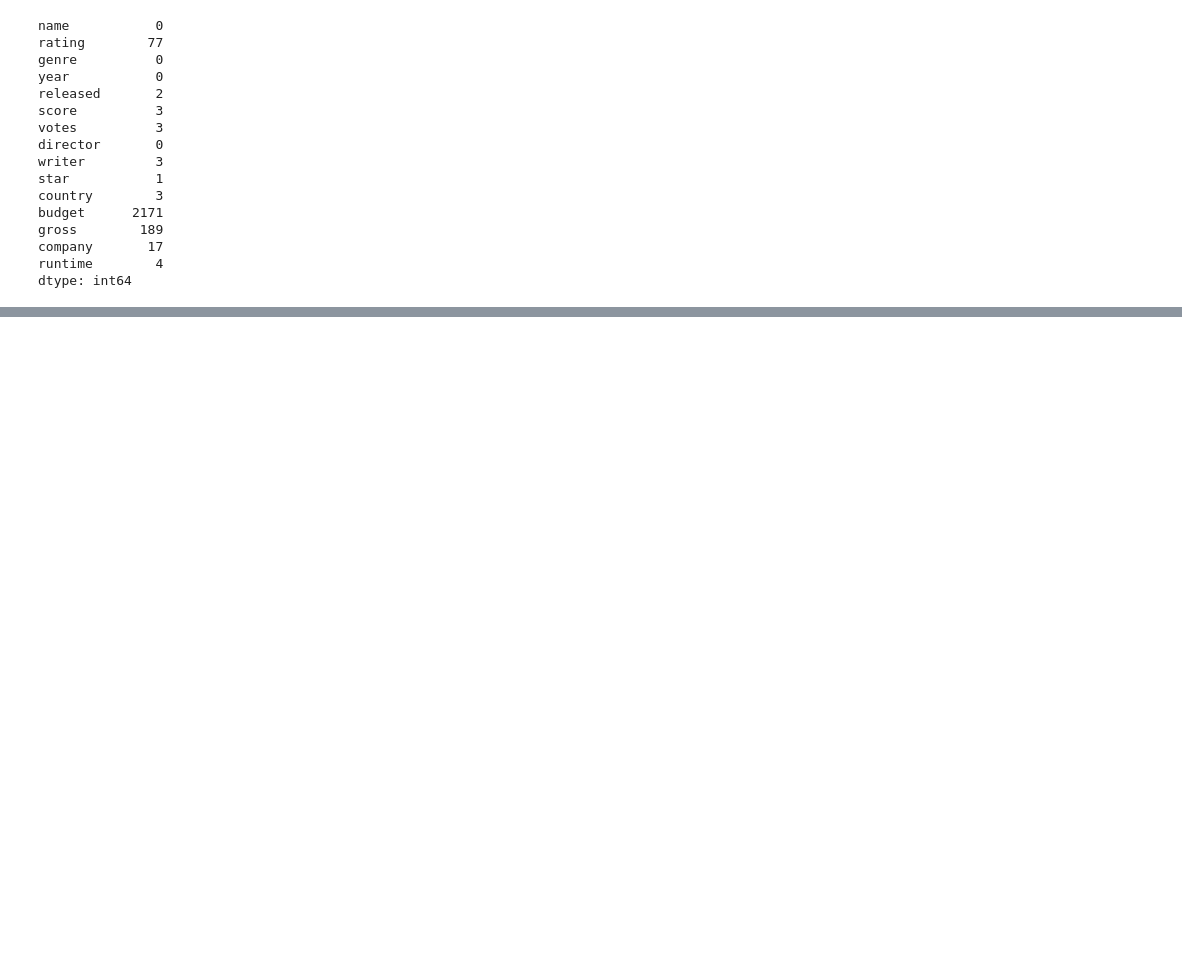
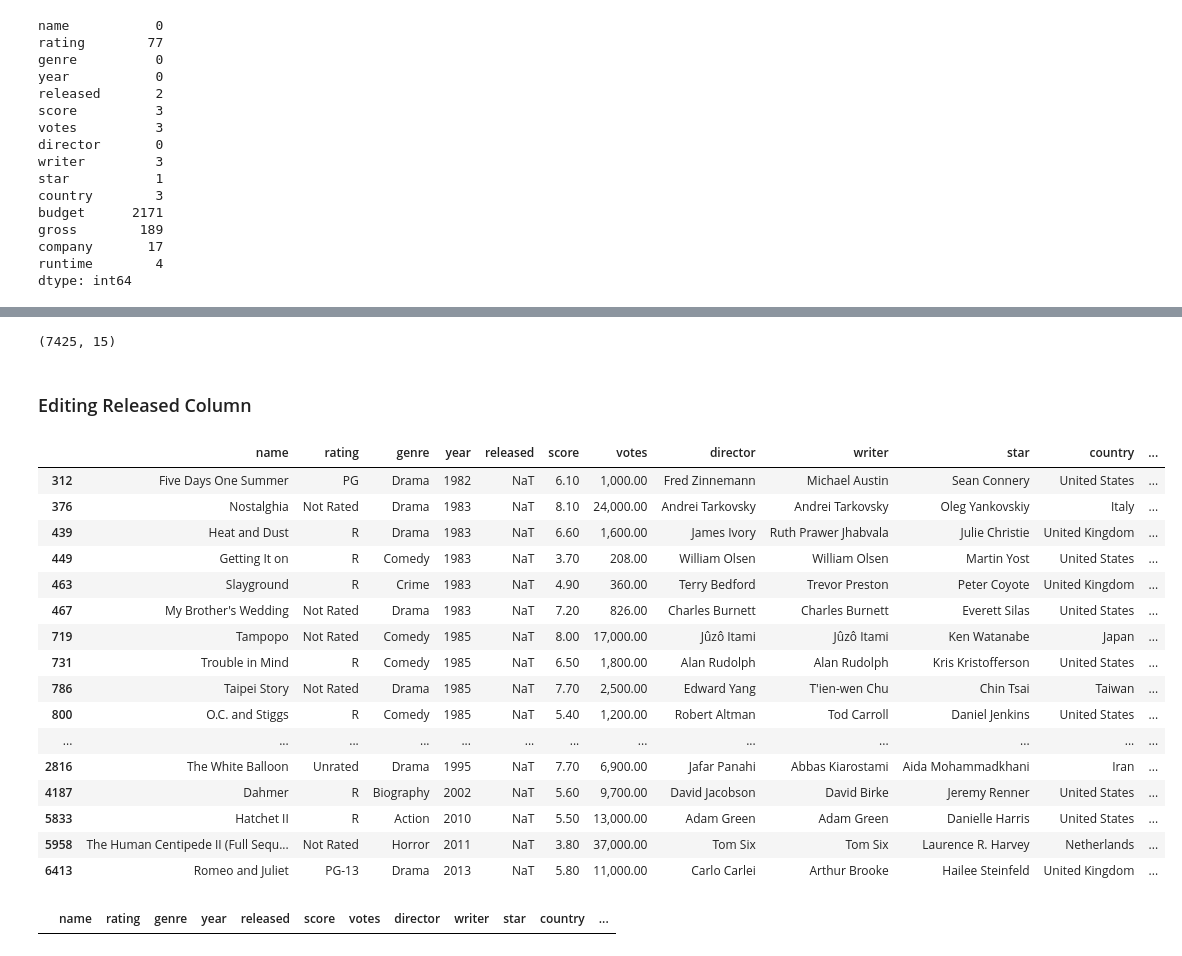
Before and after one commit to gururaser/film-analysis-project, a Jupyter notebook: film-analysis.ipynb, the cells around one changed output, grey strips where cells are left out. Drawn from its saved outputs; the diff is of its cells as text; code cells hidden in the pictures; blank space fills up the shorter version.

```diff
--- a/film-analysis.ipynb
+++ b/film-analysis.ipynb
@@ -115,0 +240,3 @@ dtype: float64
+# %%
+# filling missing budget values with mean of budgets
+df['budget'].fillna(df['budget'].mean(),inplace = True)
@@ -115,0 +261,16 @@ dtype: float64
+# %%
+# Found data from the internet
+movies_company_names = {
+    'A Night in Heaven': '20th Century Fox',
+    'The Bear': 'Renn Productions, Gaumont, Columbia Pictures',
+    'Modern Girls': 'Atlantic Entertainment Group, New World Pictures',
+    'P.O.W. the Escape': 'De Laurentiis Entertainment Group',
+    'Heart of Dixie': 'HBO Pictures, Island Pictures',
+    'Lost Angels': 'Hemdale Film Corporation, Island Pictures',
+    'Staying Together': 'Hemdale Film Corporation',
+    'Streets': 'Atlantic Entertainment Group, New World Pictures',
+    'End of the Century': 'MAFILM, NFDC'
+}
+
+for names,company in movies_company_names.items():
+    df.loc[df["name"] == names, "company"] = company
@@ -115,0 +289,4 @@ dtype: float64
+# %%
+df.loc[(df['name'] == "The Garden") & (df['director'] == 'Derek Jarman'),'writer'] = "Derek Jarman"
+df.loc[(df['name'] == "The Trip") & (df['director'] == 'Michael Winterbottom'),'writer'] = "Steve Coogan"
+df.loc[(df['name'] == "Legend of Deification") & (df['director'] == 'Teng Cheng'),'writer'] = "Li Wei"
@@ -115,0 +303,2 @@ dtype: float64
+# %%
+df.loc[(df['name'] == "One for the Money") & (df['director'] == 'Julie Anne Robinson'),'runtime'] = 91.0
@@ -115,0 +331,43 @@ dtype: float64
+# %%
+# Initially there were 7668 pieces of data
+# Now there are 7425 pieces
+df.shape
+# %% [output]
+(7425, 15)
+# %% [markdown]
+### Editing Released Column
+# %%
+# Let's clean up the values in the "Released" column from unnecessary details
+# and convert the data type from object to datetime.
+
+df["released"] = df["released"].astype(str)
+
+df['released'] = df['released'].str.replace(r'\(.*\)', '',regex = True).str.strip()
+
+# This code doesn't work right now because not all values are like 'June 13, 1984'
+#df['released'] = pd.to_datetime(df['released'], format='%B %d, %Y')
+
+# errors = 'coerce' generates NaT values instead of bad entries
+df['released'] = pd.to_datetime(df['released'], format='%B %d, %Y', errors='coerce')
+
+# Determining values that don't have %B %d, %Y format
+na_values = df.loc[df['released'].isna()]
+na_values
+# %% [output]
+|  | name | rating | genre | year | released | score | votes | director | writer | star | country | ... |
+| 312 | Five Days One Summer | PG | Drama | 1982 | NaT | 6.10 | 1,000.00 | Fred Zinnemann | Michael Austin | Sean Connery | United States | ... |
+| 376 | Nostalghia | Not Rated | Drama | 1983 | NaT | 8.10 | 24,000.00 | Andrei Tarkovsky | Andrei Tarkovsky | Oleg Yankovskiy | Italy | ... |
+| 439 | Heat and Dust | R | Drama | 1983 | NaT | 6.60 | 1,600.00 | James Ivory | Ruth Prawer Jhabvala | Julie Christie | United Kingdom | ... |
+| 449 | Getting It on | R | Comedy | 1983 | NaT | 3.70 | 208.00 | William Olsen | William Olsen | Martin Yost | United States | ... |
+| 463 | Slayground | R | Crime | 1983 | NaT | 4.90 | 360.00 | Terry Bedford | Trevor Preston | Peter Coyote | United Kingdom | ... |
+| 467 | My Brother's Wedding | Not Rated | Drama | 1983 | NaT | 7.20 | 826.00 | Charles Burnett | Charles Burnett | Everett Silas | United States | ... |
+| 719 | Tampopo | Not Rated | Comedy | 1985 | NaT | 8.00 | 17,000.00 | Jûzô Itami | Jûzô Itami | Ken Watanabe | Japan | ... |
+| 731 | Trouble in Mind | R | Comedy | 1985 | NaT | 6.50 | 1,800.00 | Alan Rudolph | Alan Rudolph | Kris Kristofferson | United States | ... |
+| 786 | Taipei Story | Not Rated | Drama | 1985 | NaT | 7.70 | 2,500.00 | Edward Yang | T'ien-wen Chu | Chin Tsai | Taiwan | ... |
+| 800 | O.C. and Stiggs | R | Comedy | 1985 | NaT | 5.40 | 1,200.00 | Robert Altman | Tod Carroll | Daniel Jenkins | United States | ... |
+| ... | ... | ... | ... | ... | ... | ... | ... | ... | ... | ... | ... | ... |
+| 2816 | The White Balloon | Unrated | Drama | 1995 | NaT | 7.70 | 6,900.00 | Jafar Panahi | Abbas Kiarostami | Aida Mohammadkhani | Iran | ... |
+| 4187 | Dahmer | R | Biography | 2002 | NaT | 5.60 | 9,700.00 | David Jacobson | David Birke | Jeremy Renner | United States | ... |
+| 5833 | Hatchet II | R | Action | 2010 | NaT | 5.50 | 13,000.00 | Adam Green | Adam Green | Danielle Harris | United States | ... |
+| 5958 | The Human Centipede II (Full Sequ... | Not Rated | Horror | 2011 | NaT | 3.80 | 37,000.00 | Tom Six | Tom Six | Laurence R. Harvey | Netherlands | ... |
+| 6413 | Romeo and Juliet | PG-13 | Drama | 2013 | NaT | 5.80 | 11,000.00 | Carlo Carlei | Arthur Brooke | Hailee Steinfeld | United Kingdom | ... |
@@ -115,0 +431,4 @@ dtype: float64
+# %%
+df.loc[df['released'].isna()]
+# %% [output]
+|  | name | rating | genre | year | released | score | votes | director | writer | star | country | ... |
```
Also changed, not shown: parts of 28 cells of this notebook.
